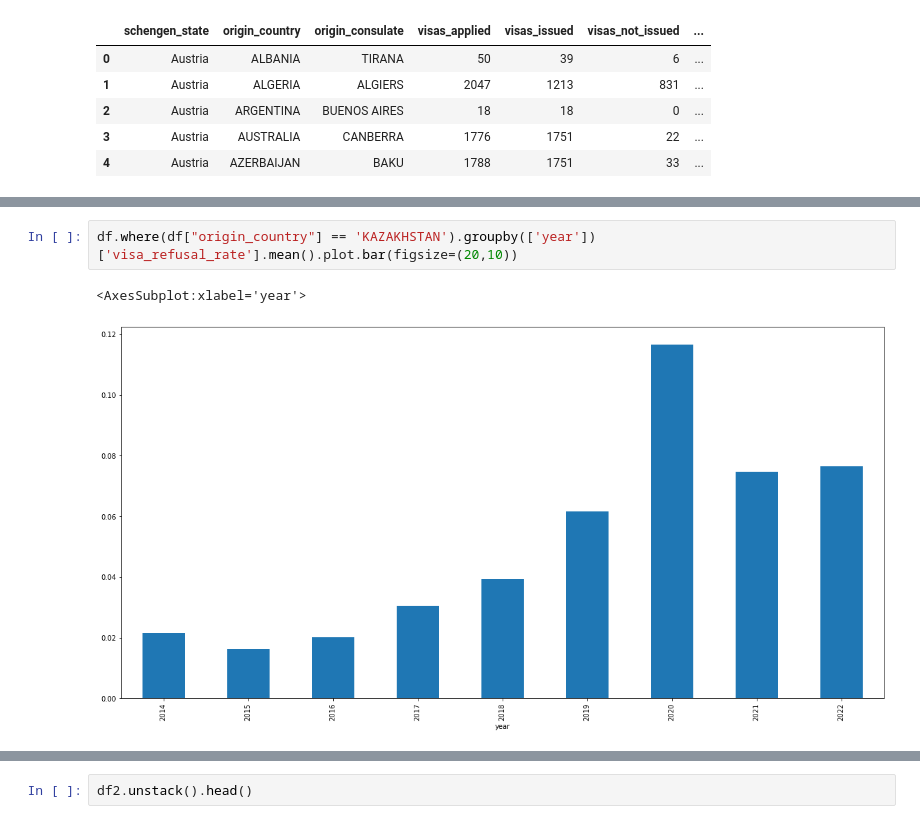
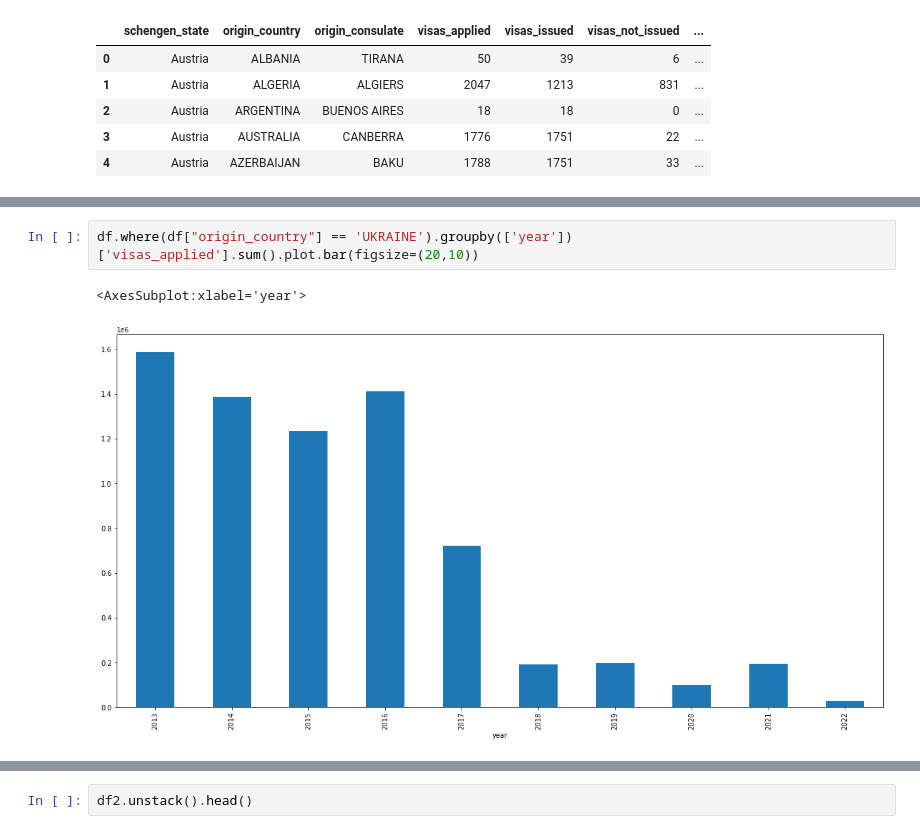
Before and after one commit to mogenshobolth/eu-visa-policy, a Jupyter notebook: data-science/univariate-analysis.ipynb, the cells around one changed output, grey strips where cells are left out. Saved outputs shown, nothing was run; the diff lists cells and outputs as text.

```diff
--- a/data-science/univariate-analysis.ipynb
+++ b/data-science/univariate-analysis.ipynb
@@ -55,7 +70,7 @@ df.groupby(['year'])['visa_refusal_rate'].mean().plot.line(figsize=(20,10))
 # %%
-df.where(df["origin_country"] == 'KAZAKHSTAN').groupby(['year'])['visa_refusal_rate'].mean().plot.bar(figsize=(20,10))
+df.where(df["origin_country"] == 'UKRAINE').groupby(['year'])['visas_applied'].sum().plot.bar(figsize=(20,10))
 # %% [output]
 <AxesSubplot:xlabel='year'>
-[figure, old version]
+[figure, new version]
 # %%
 df2 = df.pivot(index='date', columns=['schengen_state','origin_consulate'], values='visa_refusal_rate')
```
Also changed, not shown: parts of 9 cells of this notebook, 2 other files.
